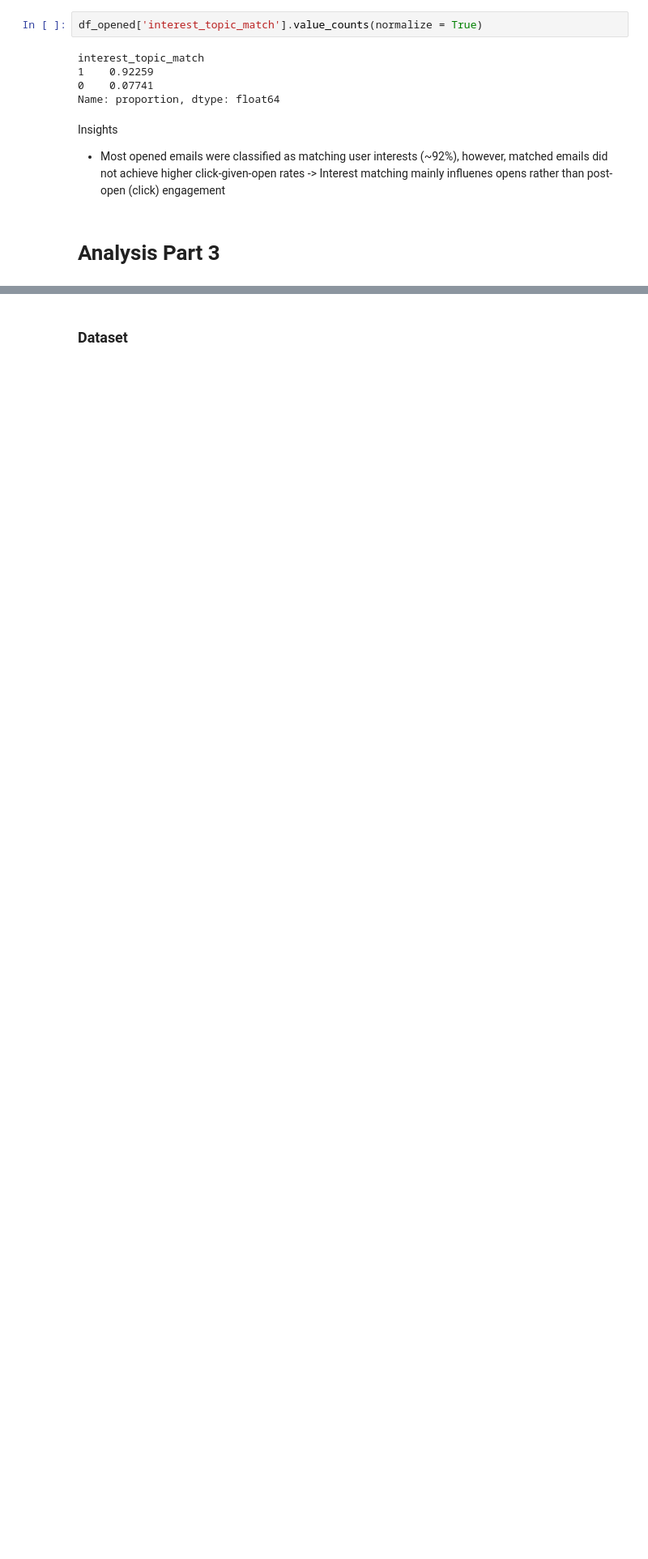
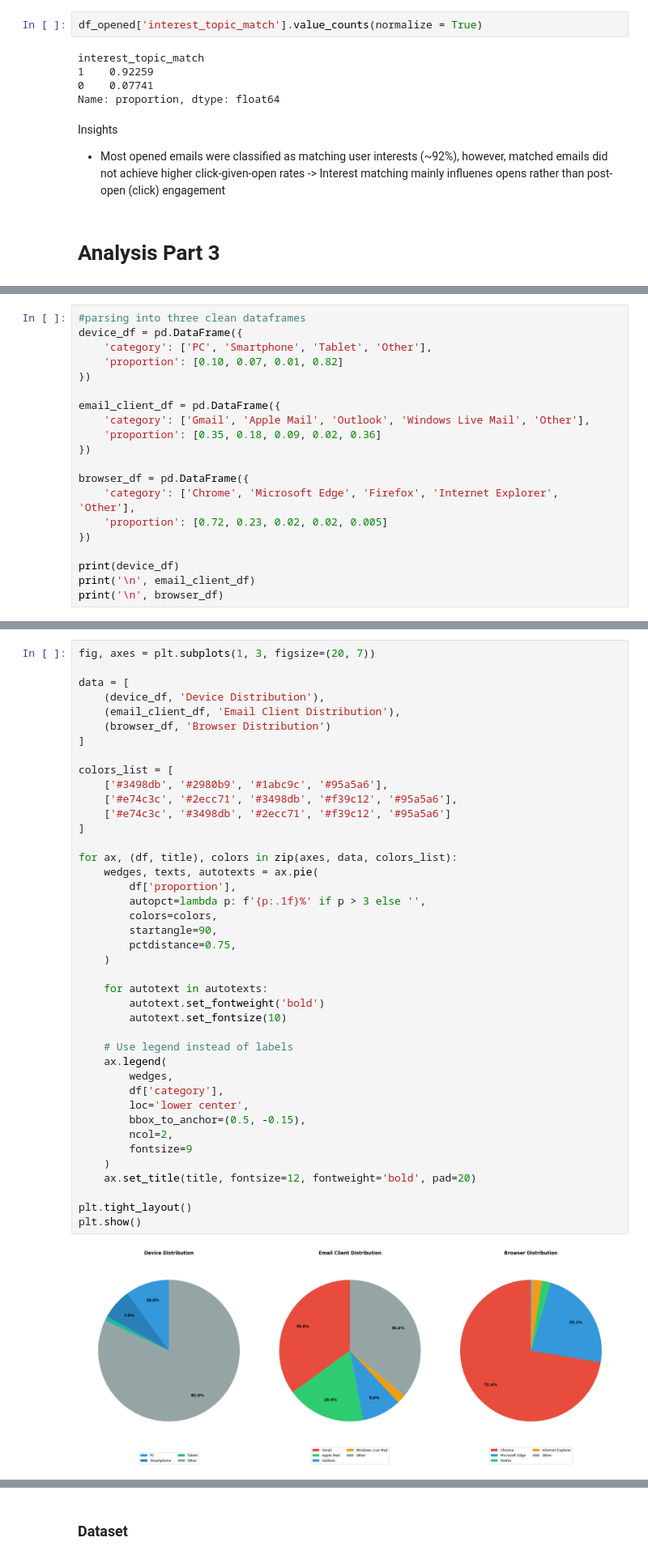
Before and after one commit to giadauva/OMG-Thesis, a Jupyter notebook: Thesis_OMG analysis.ipynb, the cells around one changed output, grey strips where cells are left out. Shown at 81% size. Cells and saved outputs as stored; diff of their text form; blank space fills up the shorter version.

```diff
--- a/Thesis_OMG analysis.ipynb
+++ b/Thesis_OMG analysis.ipynb
@@ -4270,0 +4346,20 @@ print(df_device.head(5))
+# %%
+#parsing into three clean dataframes
+device_df = pd.DataFrame({
+    'category': ['PC', 'Smartphone', 'Tablet', 'Other'],
+    'proportion': [0.10, 0.07, 0.01, 0.82]
+})
+
+email_client_df = pd.DataFrame({
+    'category': ['Gmail', 'Apple Mail', 'Outlook', 'Windows Live Mail', 'Other'],
+    'proportion': [0.35, 0.18, 0.09, 0.02, 0.36]
+})
+
+browser_df = pd.DataFrame({
+    'category': ['Chrome', 'Microsoft Edge', 'Firefox', 'Internet Explorer', 'Other'],
+    'proportion': [0.72, 0.23, 0.02, 0.02, 0.005]
+})
+
+print(device_df)
+print('\n', email_client_df)
+print('\n', browser_df)
@@ -4271 +4386,44 @@ print(df_device.head(5))
+# %%
+fig, axes = plt.subplots(1, 3, figsize=(20, 7))
+
+data = [
+    (device_df, 'Device Distribution'),
+    (email_client_df, 'Email Client Distribution'),
+    (browser_df, 'Browser Distribution')
+]
+
+colors_list = [
+    ['#3498db', '#2980b9', '#1abc9c', '#95a5a6'],
+    ['#e74c3c', '#2ecc71', '#3498db', '#f39c12', '#95a5a6'],
+    ['#e74c3c', '#3498db', '#2ecc71', '#f39c12', '#95a5a6']
+]
+
+for ax, (df, title), colors in zip(axes, data, colors_list):
+    wedges, texts, autotexts = ax.pie(
+        df['proportion'],
+        autopct=lambda p: f'{p:.1f}%' if p > 3 else '',
+        colors=colors,
+        startangle=90,
+        pctdistance=0.75,
+    )
+
+    for autotext in autotexts:
+        autotext.set_fontweight('bold')
+        autotext.set_fontsize(10)
+
+    # Use legend instead of labels
+    ax.legend(
+        wedges,
+        df['category'],
+        loc='lower center',
+        bbox_to_anchor=(0.5, -0.15),
+        ncol=2,
+        fontsize=9
+    )
+    ax.set_title(title, fontsize=12, fontweight='bold', pad=20)
+
+plt.tight_layout()
+plt.show()
+# %% [output]
+[figure, added]
 # %% [markdown]
```
Also changed, not shown: parts of 24 cells of this notebook.
